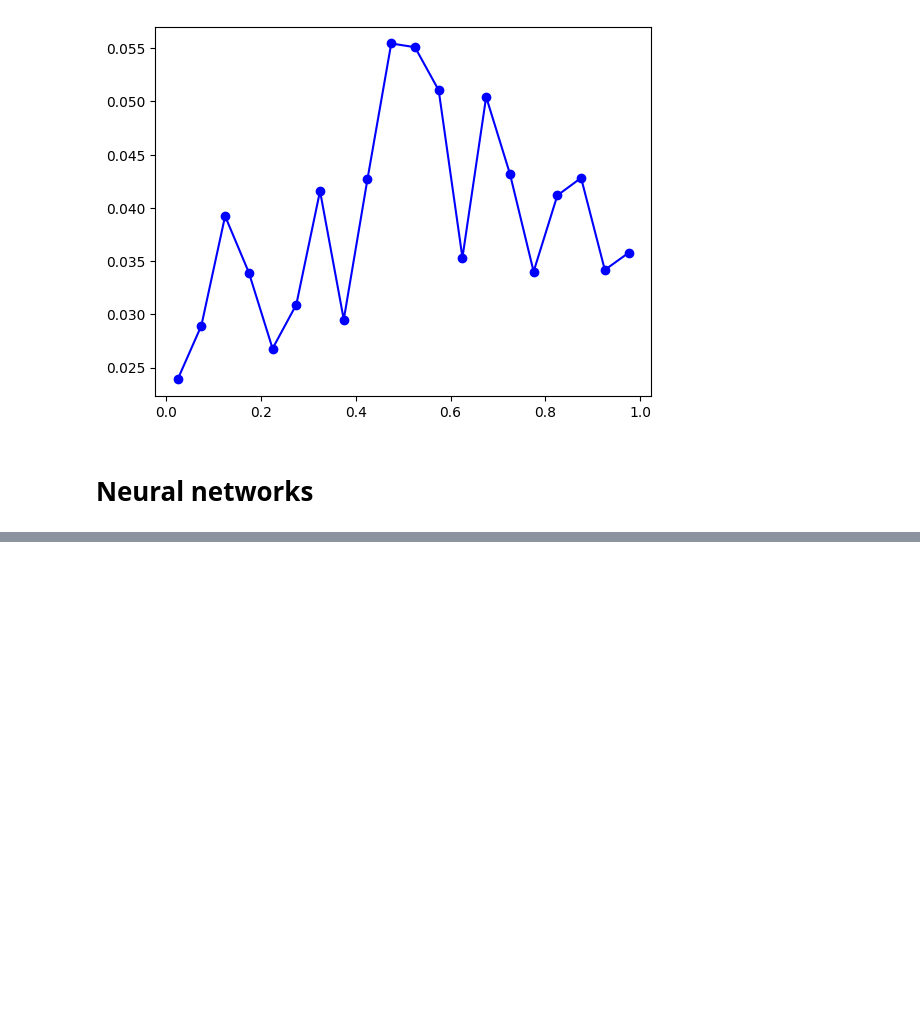
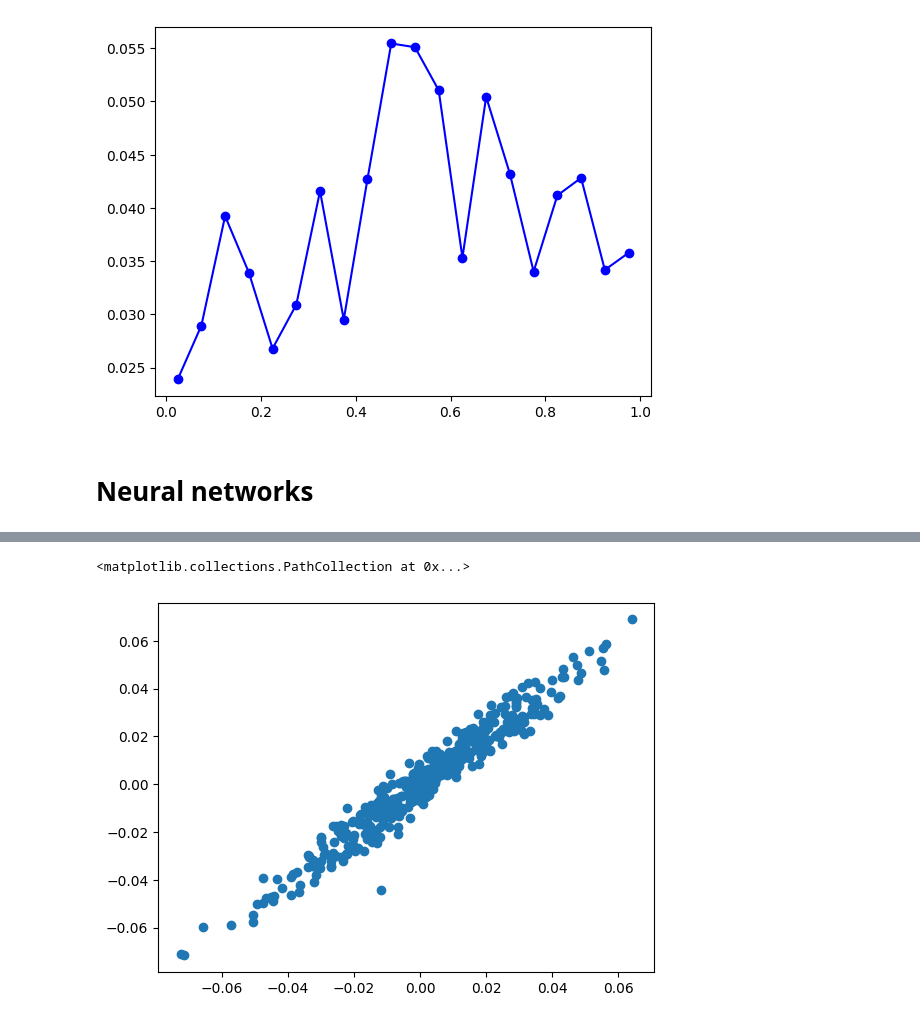
Before and after one commit to pachoning/shapley_fda_experiments, a Jupyter notebook: notebooks/single_simulation.ipynb, the cells around one changed output, grey strips where cells are left out. Saved outputs shown, nothing was run; the diff lists cells and outputs as text; code cells hidden in the pictures; blank space fills up the shorter version.

```diff
--- a/notebooks/single_simulation.ipynb
+++ b/notebooks/single_simulation.ipynb
@@ -277,0 +410,3 @@ shapley_fda_fnn.plot()
+# %%
+plt.scatter(model_fnn_no_hyper.predict(X_full), target_full)
+# %% [output]
@@ -277,0 +414,2 @@ shapley_fda_fnn.plot()
+<matplotlib.collections.PathCollection at 0x...>
+[figure, added]
```
Also changed, not shown: parts of 24 cells of this notebook.
